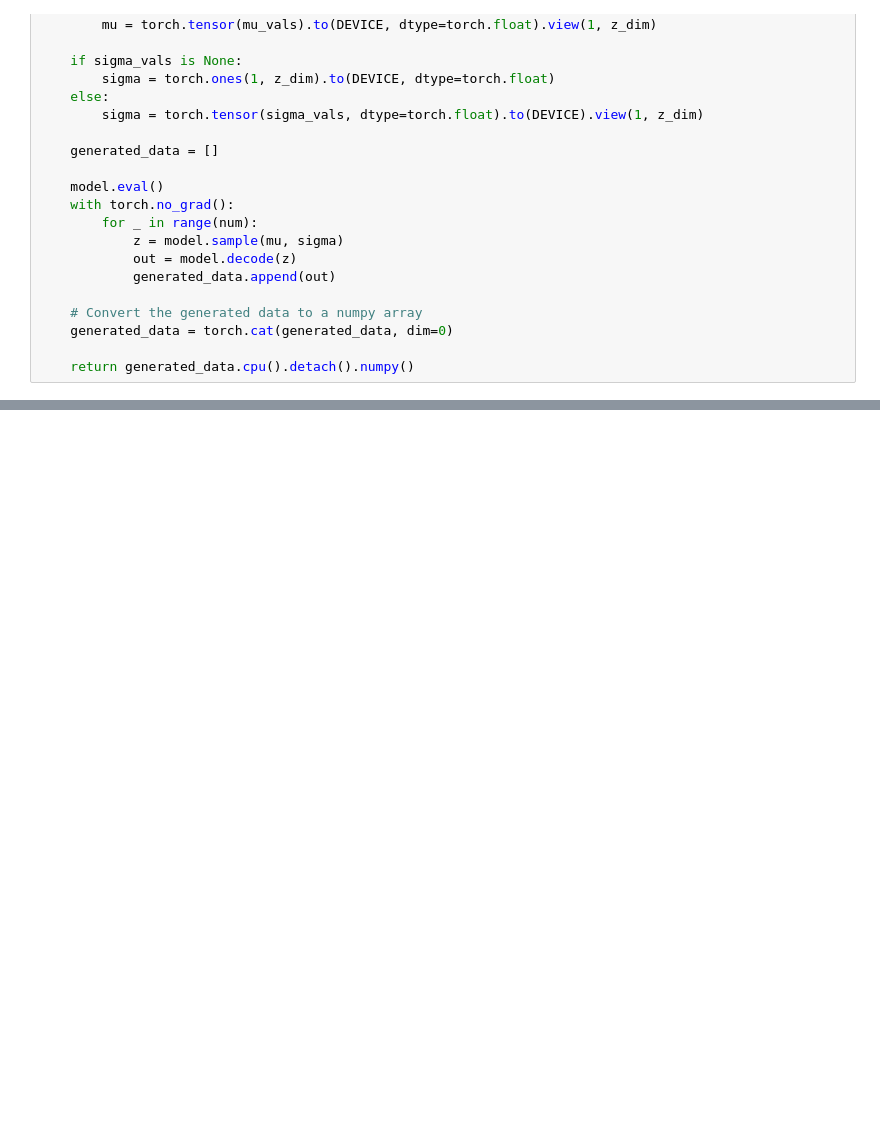
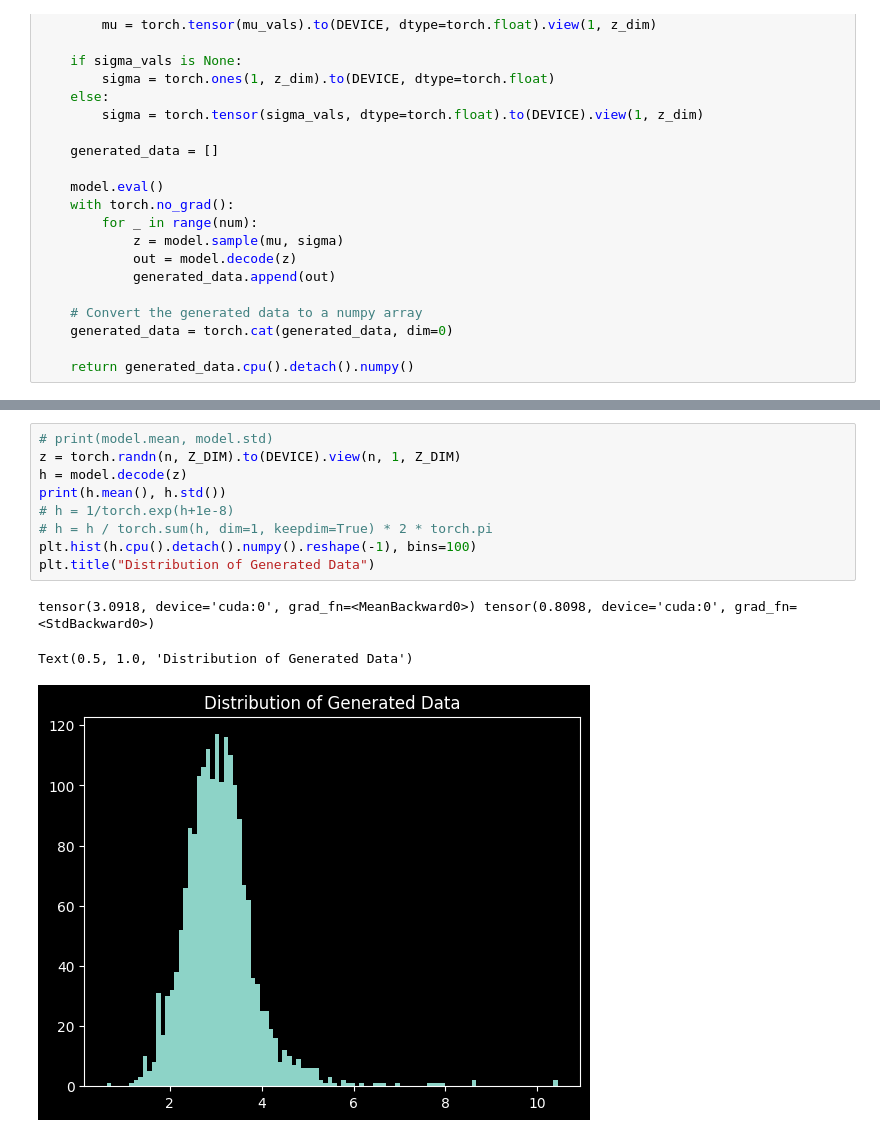
Before and after one commit to ChanceAroundYou/shape_prior_generation, a Jupyter notebook: VAE.ipynb, the cells around one changed output, grey strips where cells are left out. Saved outputs shown, nothing was run; the diff lists cells and outputs as text; blank space fills up the shorter version.

```diff
--- a/VAE.ipynb
+++ b/VAE.ipynb
@@ -252,0 +236,13 @@ for i in range(n):
+# %%
+# print(model.mean, model.std)
+z = torch.randn(n, Z_DIM).to(DEVICE).view(n, 1, Z_DIM)
+h = model.decode(z)
+print(h.mean(), h.std())
+# h = 1/torch.exp(h+1e-8)
+# h = h / torch.sum(h, dim=1, keepdim=True) * 2 * torch.pi
+plt.hist(h.cpu().detach().numpy().reshape(-1), bins=100)
+plt.title("Distribution of Generated Data")
+# %% [output]
+tensor(3.0918, device='cuda:0', grad_fn=<MeanBackward0>) tensor(0.8098, device='cuda:0', grad_fn=<StdBackward0>)
+Text(0.5, 1.0, 'Distribution of Generated Data')
+[figure, added]
```
Also changed, not shown: parts of 15 cells of this notebook, 4 other files.
